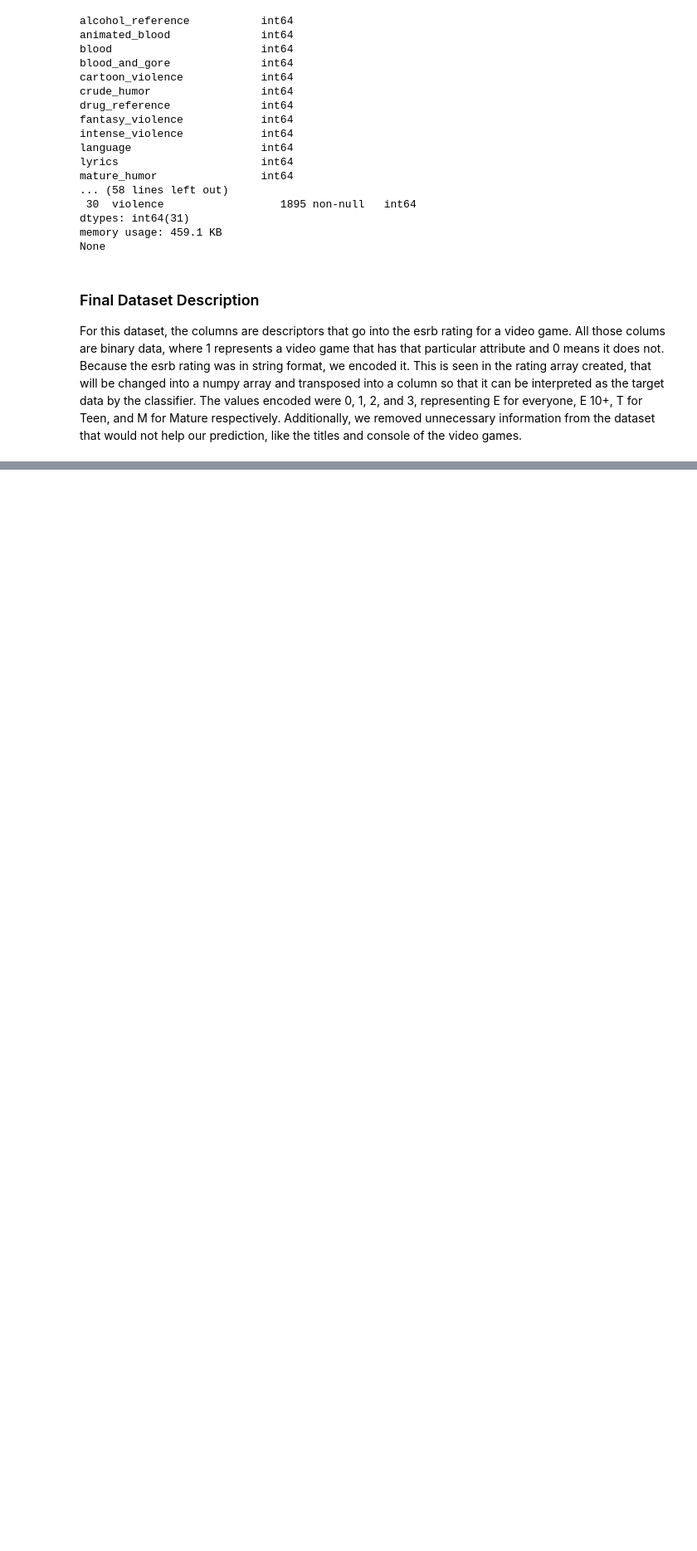
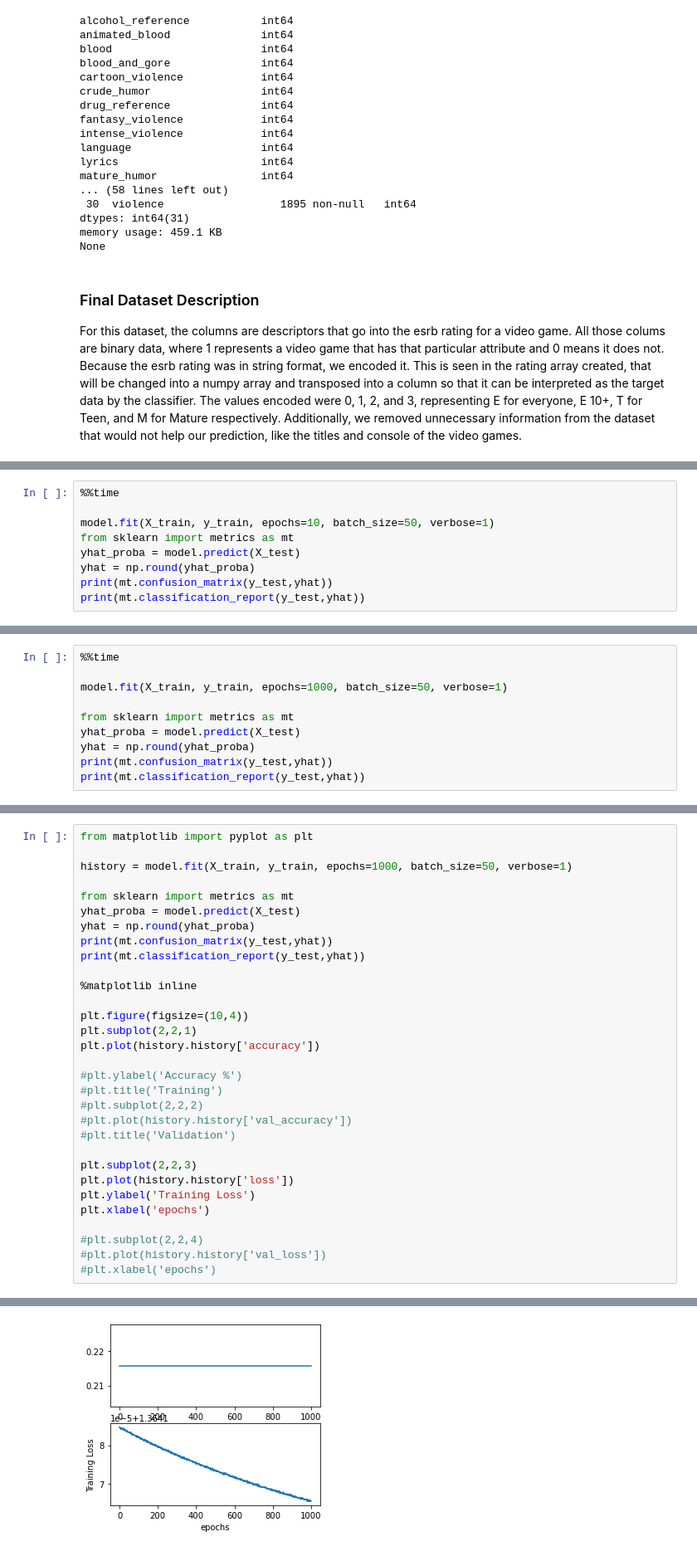
Before and after one commit to jenyintaylor/MLiP_Group, a Jupyter notebook: Lab 5/Lab 5.ipynb, the cells around one changed output, grey strips where cells are left out. Shown at 83% size. Cells and saved outputs as stored; diff of their text form; blank space fills up the shorter version.

```diff
--- a/Lab 5/Lab 5.ipynb
+++ b/Lab 5/Lab 5.ipynb
@@ -67,0 +110,9 @@ cv_object = ShuffleSplit(n_splits = num_cv_iterations, test_size = 0.2)
+# %%
+%%time
+
+model.fit(X_train, y_train, epochs=10, batch_size=50, verbose=1)
+from sklearn import metrics as mt
+yhat_proba = model.predict(X_test)
+yhat = np.round(yhat_proba)
+print(mt.confusion_matrix(y_test,yhat))
+print(mt.classification_report(y_test,yhat))
@@ -67,0 +182,10 @@ cv_object = ShuffleSplit(n_splits = num_cv_iterations, test_size = 0.2)
+# %%
+%%time
+
+model.fit(X_train, y_train, epochs=1000, batch_size=50, verbose=1)
+
+from sklearn import metrics as mt
+yhat_proba = model.predict(X_test)
+yhat = np.round(yhat_proba)
+print(mt.confusion_matrix(y_test,yhat))
+print(mt.classification_report(y_test,yhat))
@@ -67,0 +242,32 @@ cv_object = ShuffleSplit(n_splits = num_cv_iterations, test_size = 0.2)
+# %%
+from matplotlib import pyplot as plt
+
+history = model.fit(X_train, y_train, epochs=1000, batch_size=50, verbose=1)
+
+from sklearn import metrics as mt
+yhat_proba = model.predict(X_test)
+yhat = np.round(yhat_proba)
+print(mt.confusion_matrix(y_test,yhat))
+print(mt.classification_report(y_test,yhat))
+
+%matplotlib inline
+
+plt.figure(figsize=(10,4))
+plt.subplot(2,2,1)
+plt.plot(history.history['accuracy'])
+
+#plt.ylabel('Accuracy %')
+#plt.title('Training')
+#plt.subplot(2,2,2)
+#plt.plot(history.history['val_accuracy'])
+#plt.title('Validation')
+
+plt.subplot(2,2,3)
+plt.plot(history.history['loss'])
+plt.ylabel('Training Loss')
+plt.xlabel('epochs')
+
+#plt.subplot(2,2,4)
+#plt.plot(history.history['val_loss'])
+#plt.xlabel('epochs')
+# %% [output]
@@ -67,0 +292 @@ cv_object = ShuffleSplit(n_splits = num_cv_iterations, test_size = 0.2)
+[figure, added]
```
Also changed, not shown: parts of 8 cells of this notebook.
